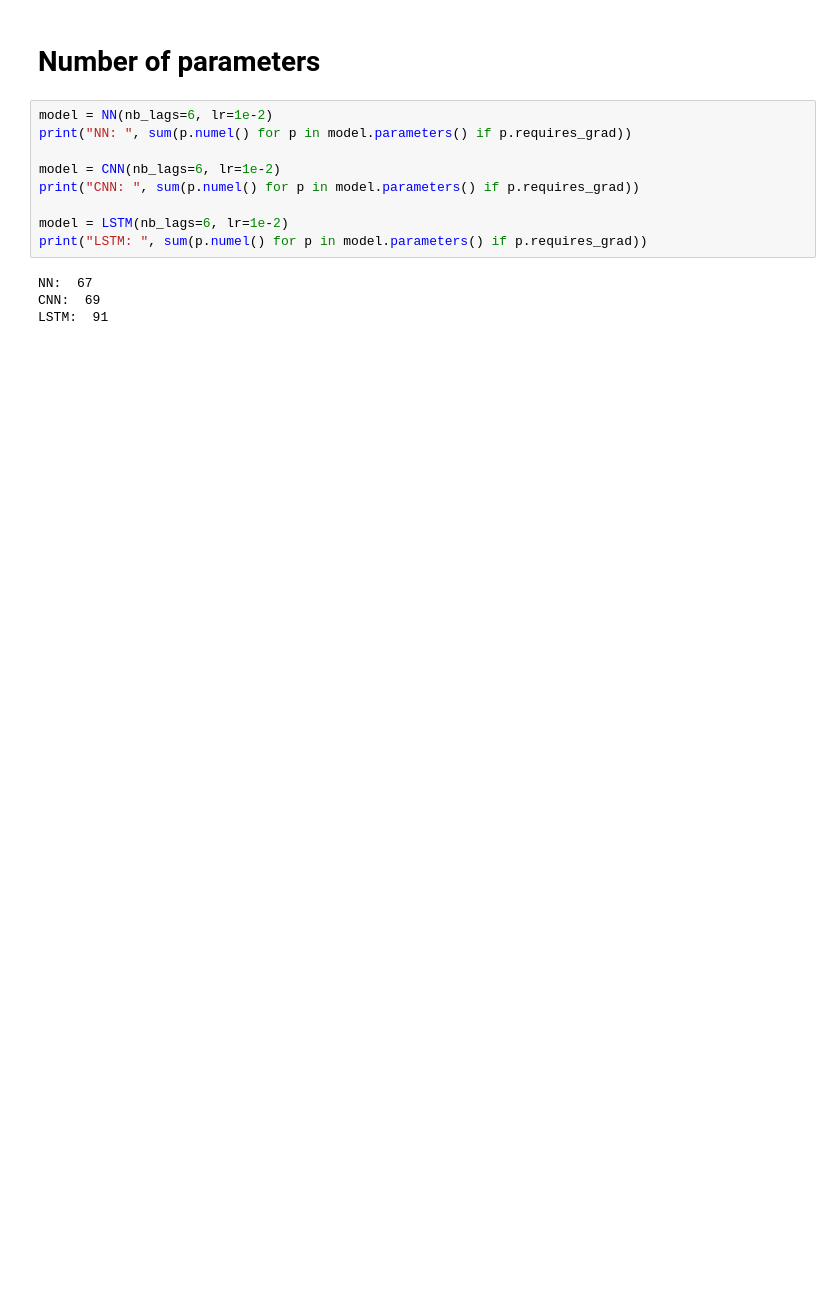
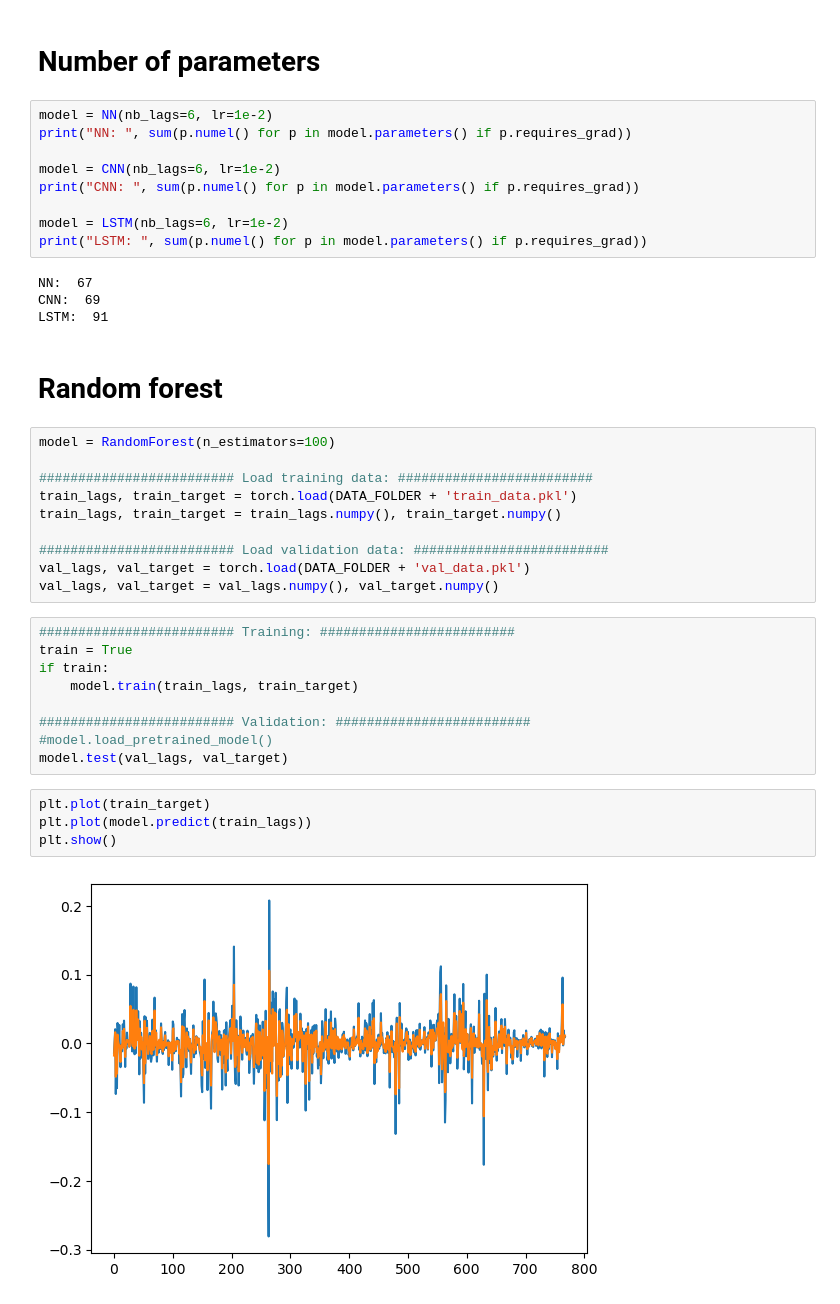
Before and after one commit to CS-433/ml-project-2-bogota, a Jupyter notebook: train.ipynb, the cells around one changed output. Saved outputs shown, nothing was run; the diff lists cells and outputs as text; blank space fills up the shorter version.

Commit message:
first random forest

```diff
--- a/train.ipynb
+++ b/train.ipynb
@@ -254,3 +255,30 @@ print("LSTM: ", sum(p.numel() for p in model.parameters() if p.requires_grad))
 NN:  67
 CNN:  69
 LSTM:  91
+# %% [markdown]
+# Random forest
+# %%
+model = RandomForest(n_estimators=100)
+
+######################### Load training data: #########################
+train_lags, train_target = torch.load(DATA_FOLDER + 'train_data.pkl')
+train_lags, train_target = train_lags.numpy(), train_target.numpy()
+
+######################### Load validation data: #########################
+val_lags, val_target = torch.load(DATA_FOLDER + 'val_data.pkl')
+val_lags, val_target = val_lags.numpy(), val_target.numpy()
+# %%
+######################### Training: #########################
+train = True
+if train:
+    model.train(train_lags, train_target)
+
+######################### Validation: #########################
+#model.load_pretrained_model()
+model.test(val_lags, val_target)
+# %%
+plt.plot(train_target)
+plt.plot(model.predict(train_lags))
+plt.show()
+# %% [output]
+[figure, added]
```
Also changed, not shown: parts of 9 cells of this notebook, 5 other files.
